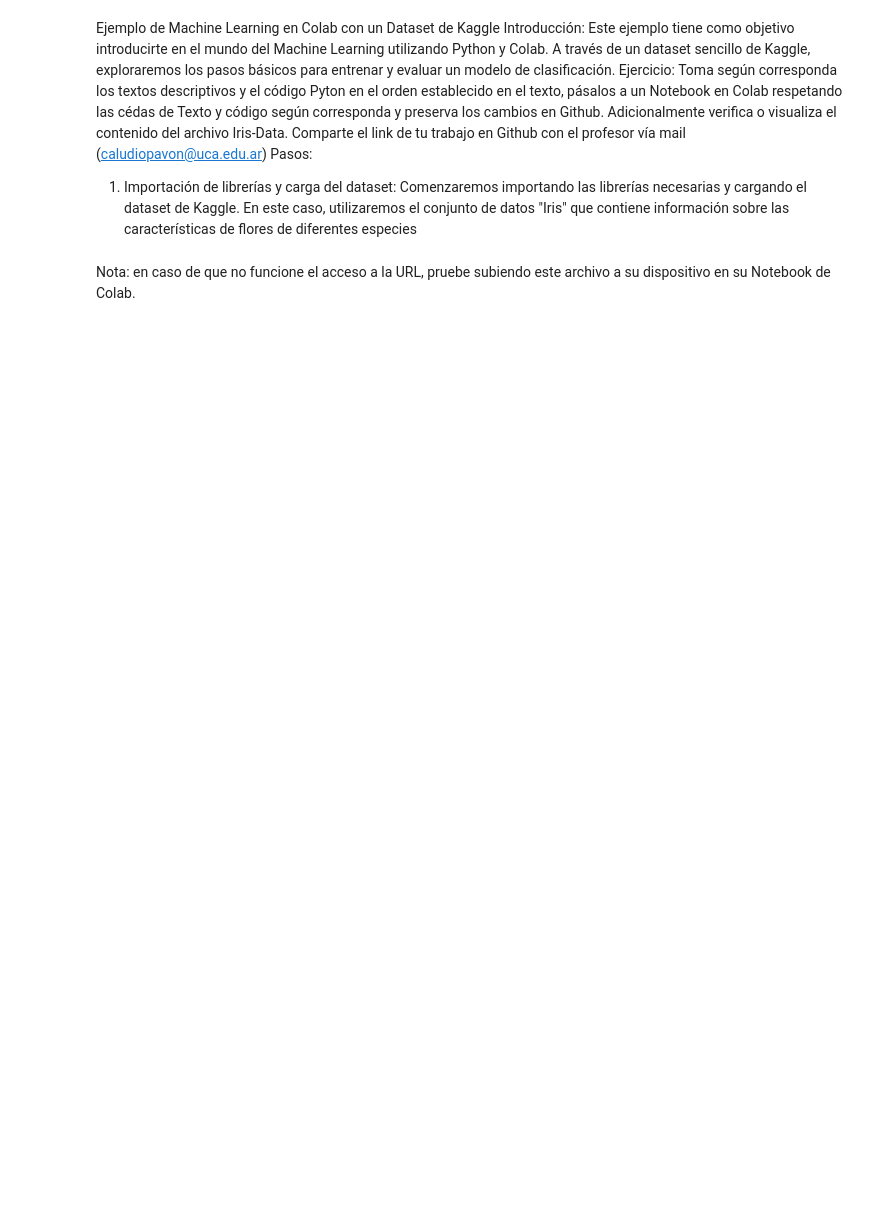
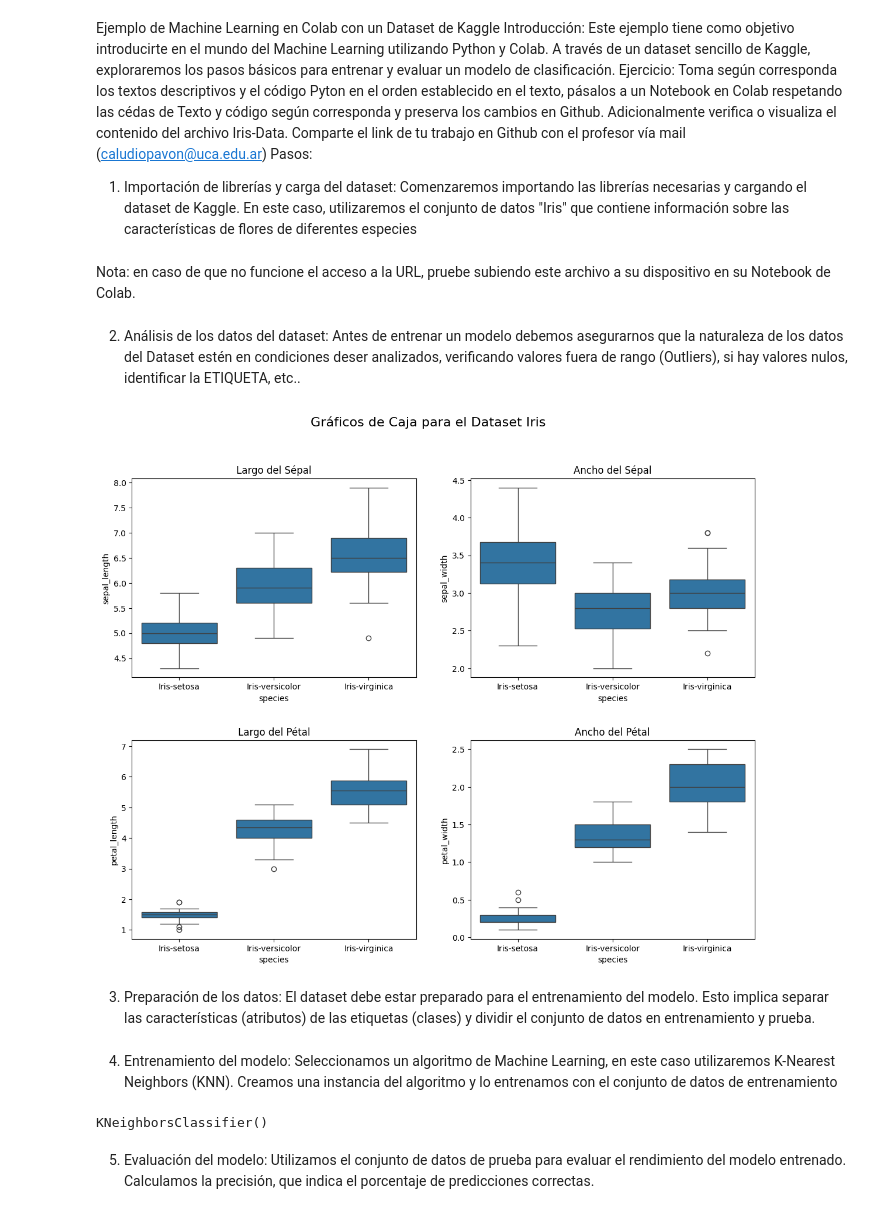
Before and after one commit to milena-abraham/PR-CTICA1, a Jupyter notebook: Untitled3.ipynb, the cells around one changed output. Cells and saved outputs as stored; diff of their text form; code cells hidden in the pictures; blank space fills up the shorter version.

```diff
--- a/Untitled3.ipynb
+++ b/Untitled3.ipynb
@@ -23,6 +23,33 @@ url = "https://archive.ics.uci.edu/ml/machine-learning-databases/iris/iris.data"
 df = pd.read_csv(url, names=['sepal_length', 'sepal_width', 'petal_length', 'petal_width', 'species'])
 # %% [markdown]
 Nota: en caso de que no funcione el acceso a la URL, pruebe subiendo este archivo a su dispositivo en su Notebook de Colab.
-# %%
-# Carga del dataset Iris de del Dispositivo Local
-df = pd.read_csv('/content/sample_data/IrisData.csv', names=['sepal_length', 'sepal_width','petal_length', 'petal_width', 'species'])
+# %% [markdown]
+2.	Análisis de los datos del dataset:
+Antes de entrenar un modelo debemos asegurarnos que la naturaleza de los datos del Dataset estén en condiciones deser analizados, verificando valores fuera de rango (Outliers), si hay valores nulos, identificar la ETIQUETA, etc..
+# %%
+# Listar las diez primeras filas del dataset
+df.head(10)
+
+# Listar las diez primeras filas del dataset
+df.describe()
+
+# Configuración para la presentación de los gráficos
+fig, axes = plt.subplots(2, 2, figsize=(12, 10))  # 2 filas, 2 columnas de gráficos
+fig.suptitle('Gráficos de Caja para el Dataset Iris', fontsize=16)  # Título general
+# Crear gráficos de caja para cada columna numérica
+sns.boxplot(x='species', y='sepal_length', data=df, ax=axes[0, 0])
+axes[0, 0].set_title('Largo del Sépal')
+sns.boxplot(x='species', y='sepal_width', data=df, ax=axes[0, 1])
+axes[0, 1].set_title('Ancho del Sépal')
+sns.boxplot(x='species', y='petal_length', data=df, ax=axes[1, 0])
+axes[1, 0].set_title('Largo del Pétal')
+sns.boxplot(x='species', y='petal_width', data=df, ax=axes[1, 1])
+axes[1, 1].set_title('Ancho del Pétal')
+# Ajustar el diseño para evitar superposiciones
+plt.tight_layout(pad=3.0)  # Espacio entre los gráficos
+plt.show()  # Mostrar la presentación
+# %% [output]
+[figure, added]
+# %% [markdown]
+3.	Preparación de los datos:
+El dataset debe estar preparado para el entrenamiento del modelo. Esto implica separar las características (atributos) de las etiquetas (clases) y dividir el conjunto de datos en entrenamiento y prueba.
@@ -28,0 +63,14 @@ df = pd.read_csv('/content/sample_data/IrisData.csv', names=['sepal_length', 'se
+# %% [markdown]
+4.	Entrenamiento del modelo:
+Seleccionamos un algoritmo de Machine Learning, en este caso utilizaremos K-Nearest Neighbors (KNN). Creamos una instancia del algoritmo y lo entrenamos con el conjunto de datos de entrenamiento
+# %%
+# Creación del modelo KNN
+knn = KNeighborsClassifier(n_neighbors=5)
+
+# Entrenamiento del modelo
+knn.fit(X_train, y_train)
+# %% [output]
+KNeighborsClassifier()
+# %% [markdown]
+5.	Evaluación del modelo:
+Utilizamos el conjunto de datos de prueba para evaluar el rendimiento del modelo entrenado. Calculamos la precisión, que indica el porcentaje de predicciones correctas.
```
Also changed, not shown: parts of 15 cells of this notebook.
